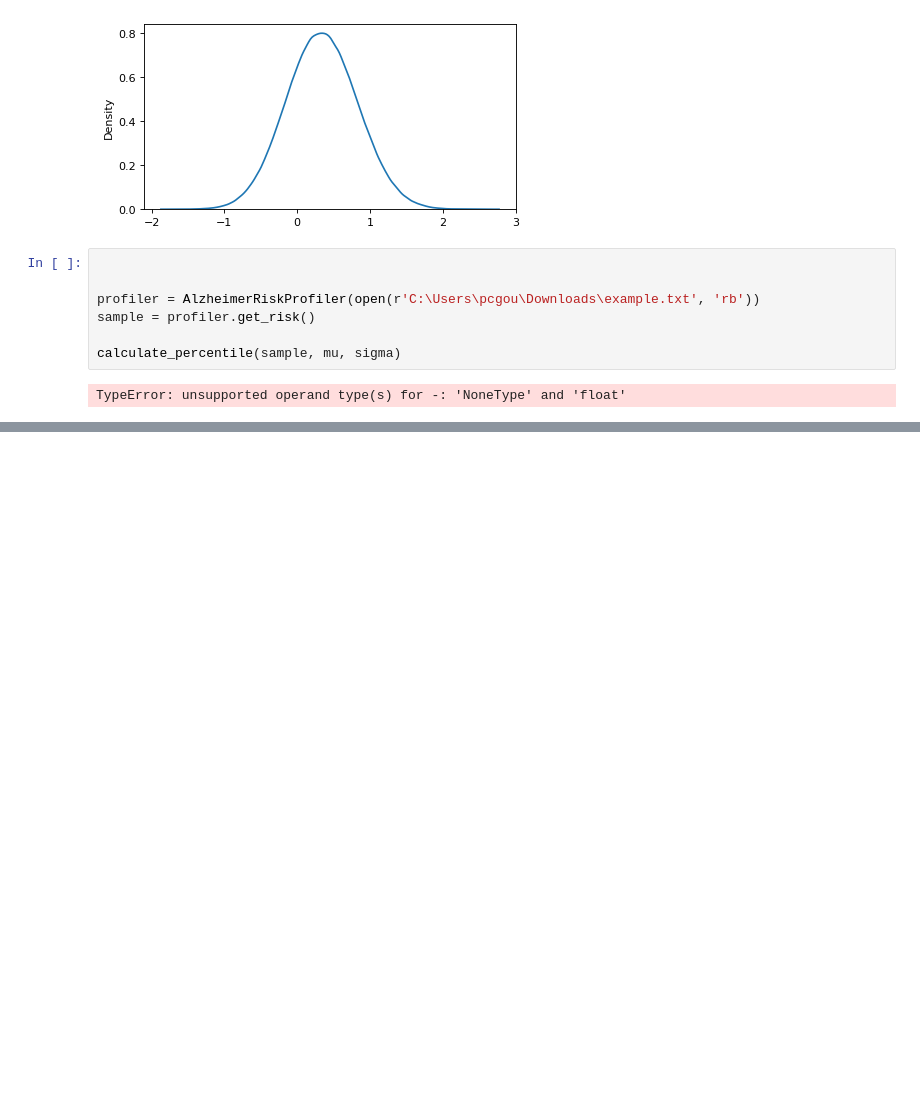
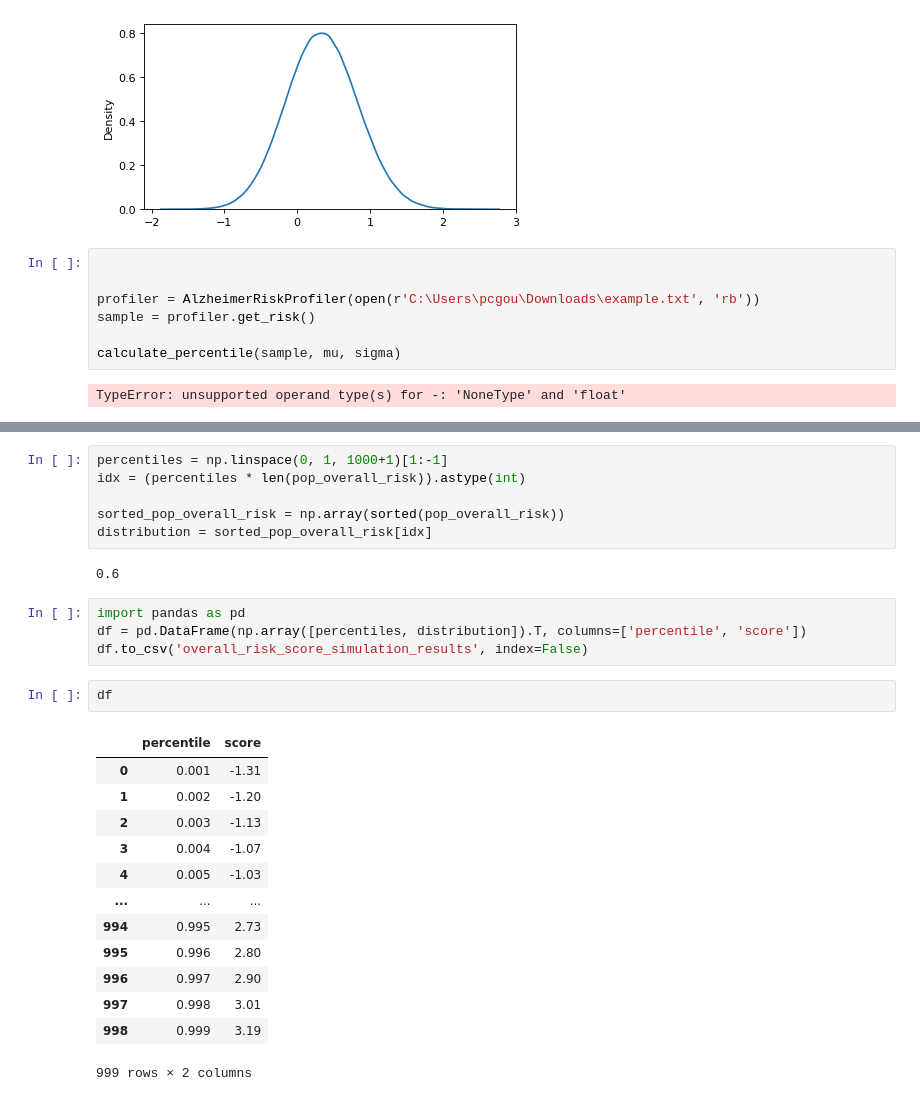
Before and after one commit to PatGousseau/alzheimers-prevention, a Jupyter notebook: backend/montecarlo.ipynb, the cells around one changed output, grey strips where cells are left out. Saved outputs shown, nothing was run; the diff lists cells and outputs as text; blank space fills up the shorter version.

```diff
--- a/backend/montecarlo.ipynb
+++ b/backend/montecarlo.ipynb
@@ -47,0 +279,28 @@ TypeError: unsupported operand type(s) for -: 'NoneType' and 'float'
+# %%
+percentiles = np.linspace(0, 1, 1000+1)[1:-1]
+idx = (percentiles * len(pop_overall_risk)).astype(int)
+
+sorted_pop_overall_risk = np.array(sorted(pop_overall_risk))
+distribution = sorted_pop_overall_risk[idx]
+# %% [output]
+0.6
+# %%
+import pandas as pd
+df = pd.DataFrame(np.array([percentiles, distribution]).T, columns=['percentile', 'score'])
+df.to_csv('overall_risk_score_simulation_results', index=False)
+# %%
+df
+# %% [output]
+|  | percentile | score |
+| 0 | 0.001 | -1.31 |
+| 1 | 0.002 | -1.20 |
+| 2 | 0.003 | -1.13 |
+| 3 | 0.004 | -1.07 |
+| 4 | 0.005 | -1.03 |
+| ... | ... | ... |
+| 994 | 0.995 | 2.73 |
+| 995 | 0.996 | 2.80 |
+| 996 | 0.997 | 2.90 |
+| 997 | 0.998 | 3.01 |
+| 998 | 0.999 | 3.19 |
+999 rows × 2 columns
```
Also changed, not shown: parts of 5 cells of this notebook, 9 other files.
